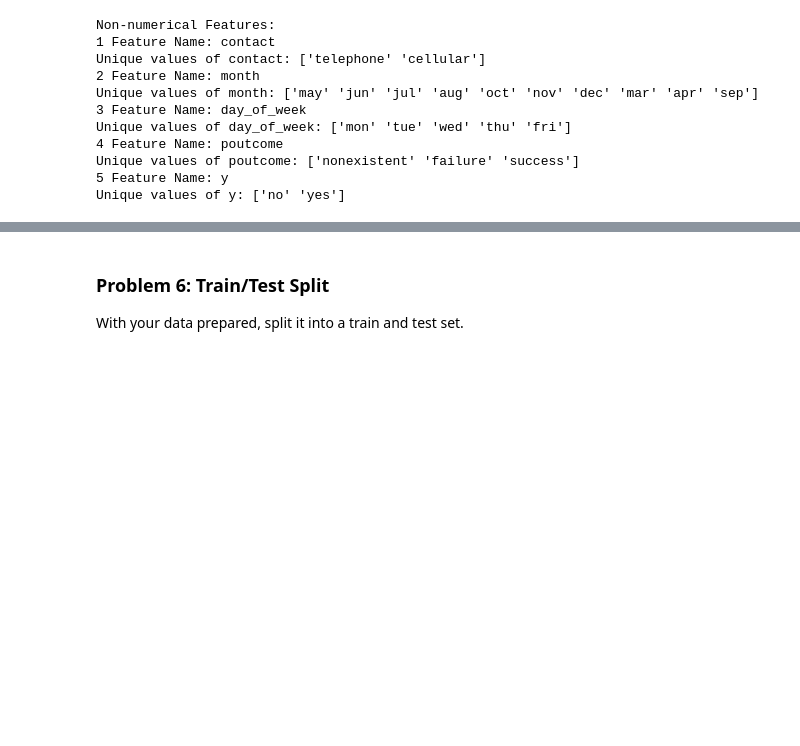
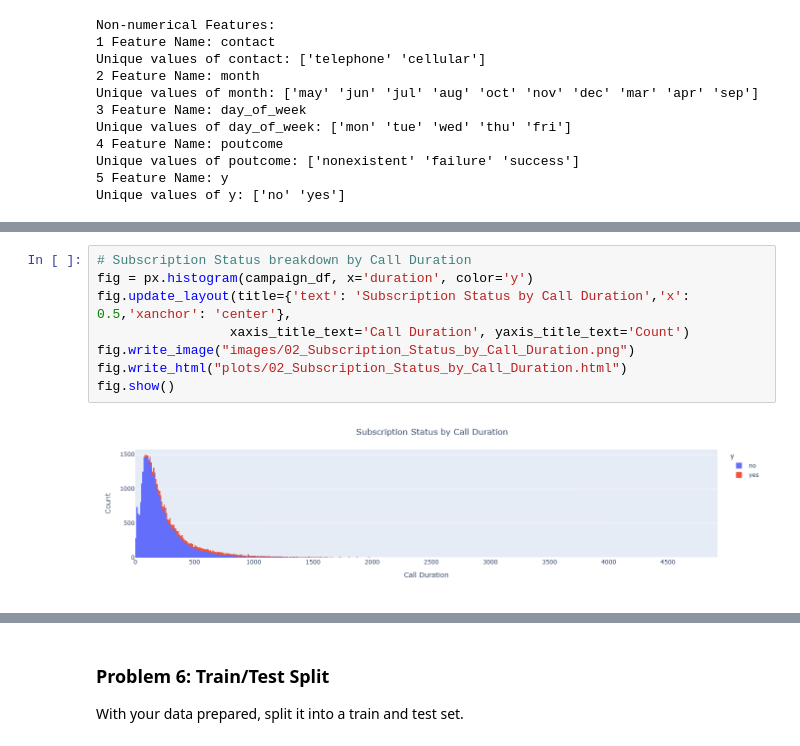
Before and after one commit to amanbhardwaj/compare-classifiers, a Jupyter notebook: prompt_III.ipynb, the cells around one changed output, grey strips where cells are left out. Drawn from its saved outputs; the diff is of its cells as text; blank space fills up the shorter version.

```diff
--- a/prompt_III.ipynb
+++ b/prompt_III.ipynb
@@ -233,0 +250,10 @@ Unique values of y: ['no' 'yes']
+# %%
+# Subscription Status breakdown by Call Duration
+fig = px.histogram(campaign_df, x='duration', color='y')
+fig.update_layout(title={'text': 'Subscription Status by Call Duration','x': 0.5,'xanchor': 'center'},
+                 xaxis_title_text='Call Duration', yaxis_title_text='Count')
+fig.write_image("images/02_Subscription_Status_by_Call_Duration.png")
+fig.write_html("plots/02_Subscription_Status_by_Call_Duration.html")
+fig.show()
+# %% [output]
+[figure, added]
```
Also changed, not shown: parts of 8 cells of this notebook, 14 other files.
